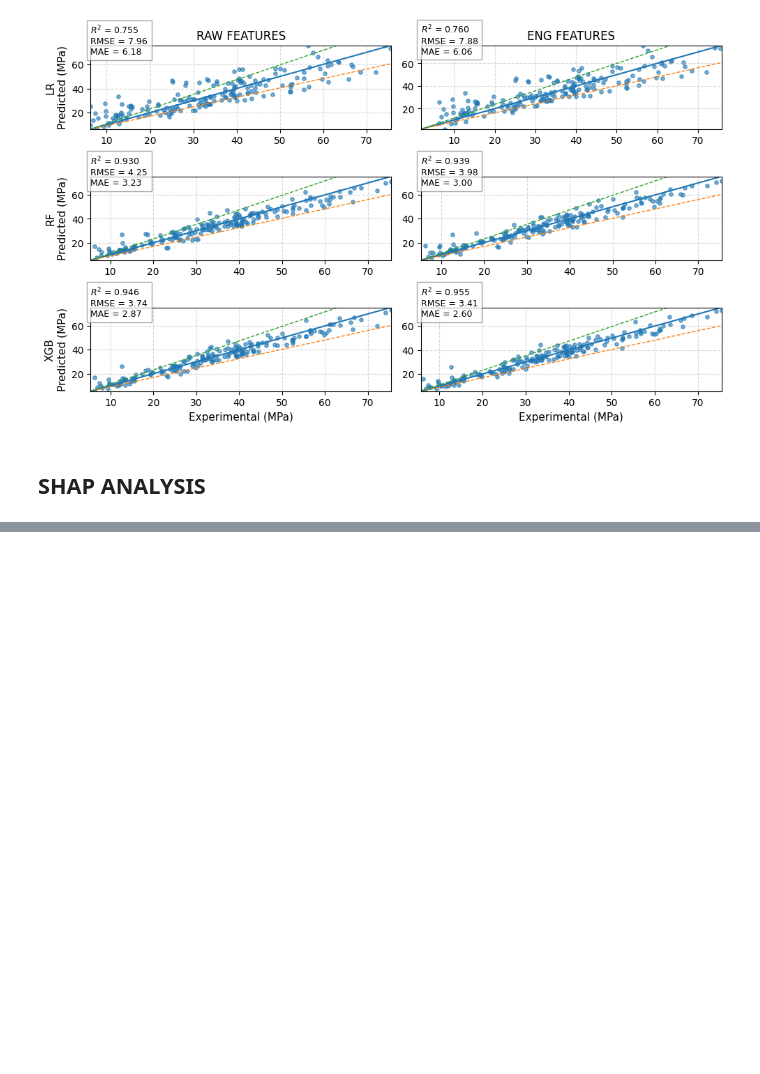
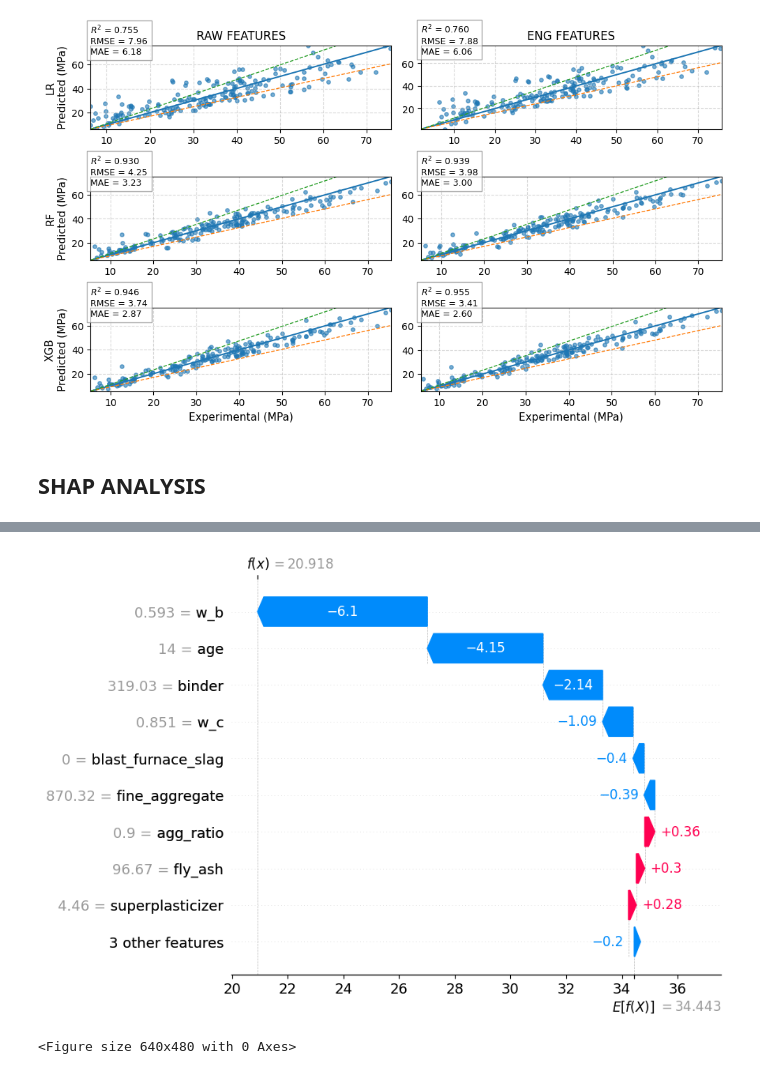
Before and after one commit to AbubakarDanhaya/Concrete_research, a Jupyter notebook: Feature_Design/ML_Modelling/notebook.ipynb, the cells around one changed output, grey strips where cells are left out. Saved outputs shown, nothing was run; the diff lists cells and outputs as text; code cells hidden in the pictures; blank space fills up the shorter version.

```diff
--- a/Feature_Design/ML_Modelling/notebook.ipynb
+++ b/Feature_Design/ML_Modelling/notebook.ipynb
@@ -313,10 +308,13 @@ for feature in key_features:
 # %%
 #Explain one sample prediction
 
 sample_index = 0  # you can change this
 
-plt.figure()
+plt.figure(figsize=(8, 15))
 shap.plots.waterfall(shap_values[sample_index])
 plt.tight_layout()
-plt.savefig("shap_waterfall_example.png", dpi=600, bbox_inches='tight')
+#plt.savefig("shap_waterfall_example.png", dpi=600, bbox_inches='tight')
 plt.show()
+# %% [output]
+[figure, added]
+<Figure size 640x480 with 0 Axes>
```
Also changed, not shown: parts of 4 cells of this notebook.
